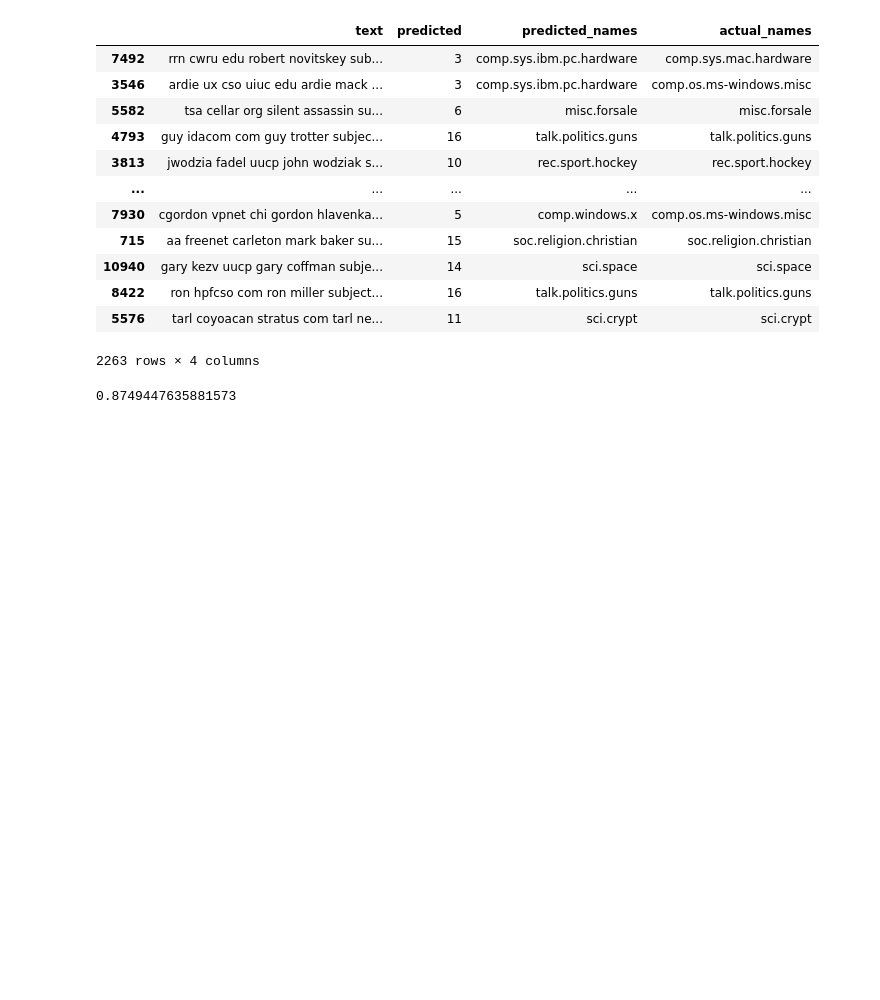
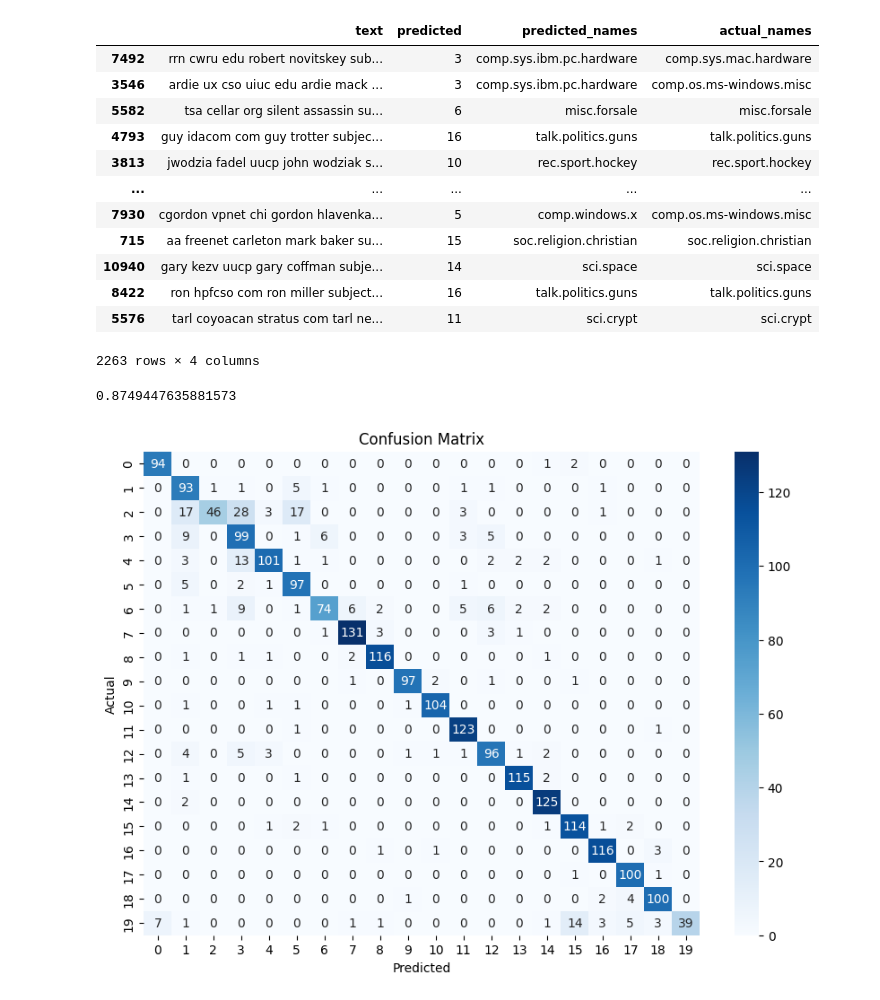
Before and after one commit to smathews88/machine_learning, a Jupyter notebook: 05_ml_naive_bayes_text_classification.ipynb, the cells around one changed output. Saved outputs shown, nothing was run; the diff lists cells and outputs as text; code cells hidden in the pictures; blank space fills up the shorter version.

```diff
--- a/05_ml_naive_bayes_text_classification.ipynb
+++ b/05_ml_naive_bayes_text_classification.ipynb
@@ -243,3 +243,22 @@ import sklearn.metrics as metrics
 print(metrics.accuracy_score(y_test, y_pred))
 # %% [output]
 0.8749447635881573
+# %%
+from sklearn.metrics import confusion_matrix
+
+# Generate confusion matrix
+cm = confusion_matrix(y_test, y_pred)
+
+# Create a heatmap
+plt.figure(figsize=(10, 7))
+sns.heatmap(cm, annot=True, fmt='d', cmap='Blues')
+
+# Set axis labels and title
+plt.xlabel('Predicted')
+plt.ylabel('Actual')
+plt.title('Confusion Matrix')
+
+# Display the plot
+plt.show()
+# %% [output]
+[figure, added]
```
